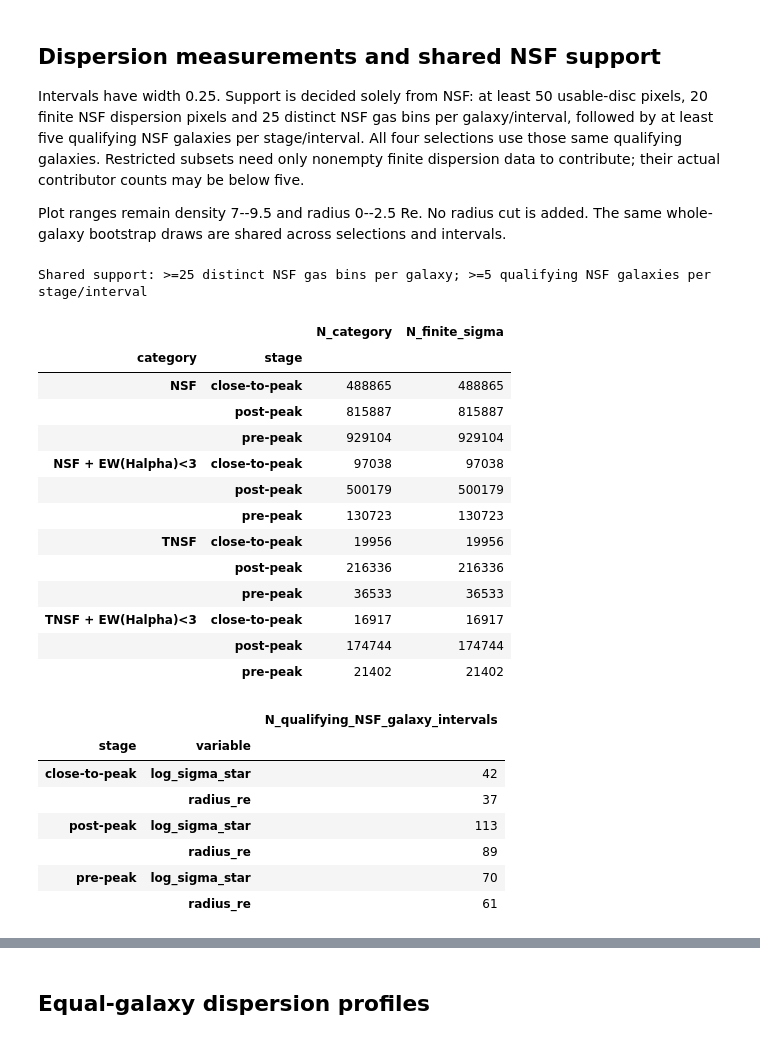
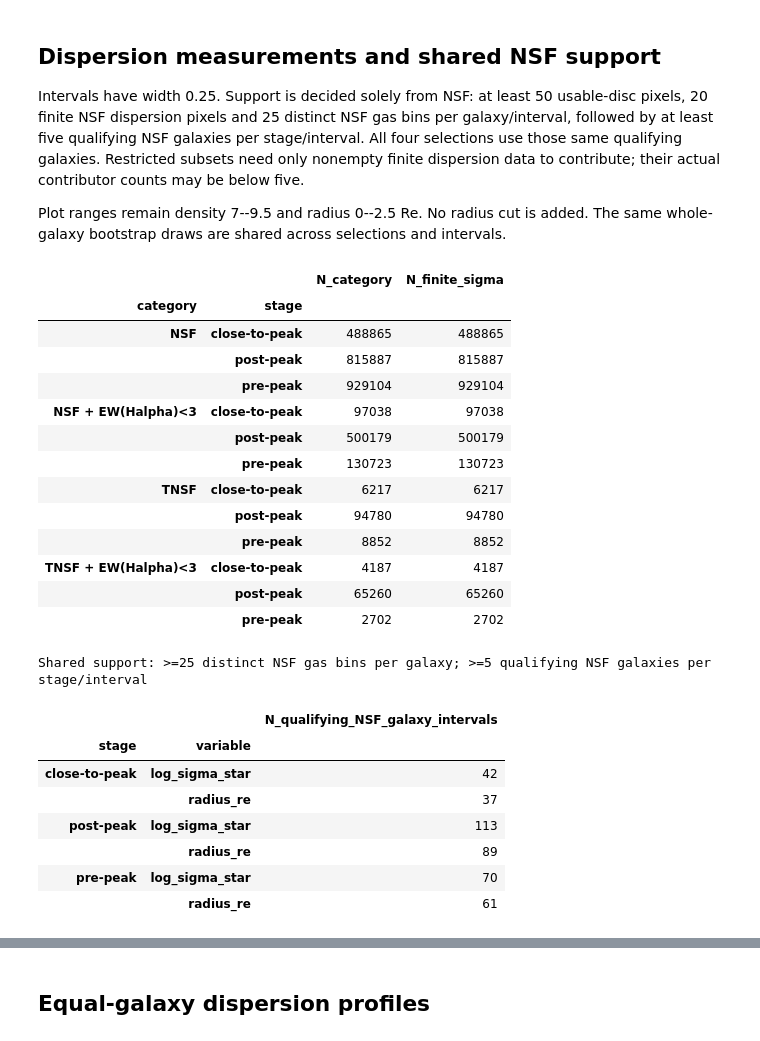
Before and after one commit to Rongjun-ANU/ICRAR-MAUVE, a Jupyter notebook: further/20261006_check_Halpha_sigma_NSF_TNSF_EWHa_lt3_by_stage.ipynb, the cells around one changed output, grey strips where cells are left out. Saved outputs shown, nothing was run; the diff lists cells and outputs as text; code cells hidden in the pictures.

```diff
--- a/further/20261006_check_Halpha_sigma_NSF_TNSF_EWHa_lt3_by_stage.ipynb
+++ b/further/20261006_check_Halpha_sigma_NSF_TNSF_EWHa_lt3_by_stage.ipynb
@@ -559,7 +566,7 @@ for row in sample.itertuples(index=False):
     sigma = maps["sigma_intrinsic"]
     ew = maps["ew_ha"]
     nsf = maps["nsf_mask"] & keep
-    tnsf = nsf & (maps["nii_bpt_class"] == 3)
+    tnsf = nsf & (maps["nii_bpt_class"] == 3) & np.isin(maps["sii_bpt_class"], [2, 3])
     ew_lt3 = np.isfinite(ew) & (ew < EW_HA_MAX_RESTRICTED)
     masks = dict(zip(CATEGORY_ORDER, (nsf, nsf & ew_lt3, tnsf, tnsf & ew_lt3)))
     all_masks_exact &= bool(np.array_equal(tnsf, maps["tnsf_mask"] & keep))
@@ -594,48 +601,48 @@ STAGE_COUNTS = SELECTION_COUNTS.groupby(["category","stage"],observed=True)[["N_
 display(STAGE_COUNTS)
 
 
 # The support decision is made once from NSF and shared across all selections.
 keys = ["GALID","stage","variable","bin_left"]
 NSF_SUPPORT_BY_GALAXY_BIN = DISPERSION_BY_GALAXY_BIN.loc[
     DISPERSION_BY_GALAXY_BIN.category.eq("NSF"),keys +
     ["eligible_usable","N_sigma_Ha","N_unique_gas_bins"]].copy()
 assert not NSF_SUPPORT_BY_GALAXY_BIN.duplicated(keys).any()
 NSF_SUPPORT_BY_GALAXY_BIN["NSF_eligible_galaxy"] = nsf_profile_supported(NSF_SUPPORT_BY_GALAXY_BIN)
 NSF_SUPPORT_BY_GALAXY_BIN["N_NSF_gal_stage_support"] = (
     NSF_SUPPORT_BY_GALAXY_BIN.groupby(["stage","variable","bin_left"],observed=True)
     .NSF_eligible_galaxy.transform("sum"))
 NSF_SUPPORT_BY_GALAXY_BIN["eligible_stage"] = (
     NSF_SUPPORT_BY_GALAXY_BIN.N_NSF_gal_stage_support.ge(MIN_GALAXIES_PER_STAGE_BIN))
 ref = NSF_SUPPORT_BY_GALAXY_BIN.rename(columns={
     "N_sigma_Ha":"N_NSF_sigma_Ha","N_unique_gas_bins":"N_NSF_unique_gas_bins"})
 DISPERSION_BY_GALAXY_BIN = DISPERSION_BY_GALAXY_BIN.merge(
     ref.drop(columns="eligible_usable"),on=keys,how="left",validate="many_to_one")
 # Restricted categories have no separate pixel/gas-bin/galaxy support cut.
 # Nonempty finite data are required only to calculate an estimate.
 DISPERSION_BY_GALAXY_BIN["eligible_profile"] = (
     DISPERSION_BY_GALAXY_BIN.NSF_eligible_galaxy & DISPERSION_BY_GALAXY_BIN.N_sigma_Ha.gt(0))
 DISPERSION_BY_GALAXY_BIN["eligible_stage_profile"] = (
     DISPERSION_BY_GALAXY_BIN.eligible_profile & DISPERSION_BY_GALAXY_BIN.eligible_stage)
 PROFILE_SUPPORT_CUT_COUNTS = NSF_SUPPORT_BY_GALAXY_BIN.groupby(
     ["stage","variable"],observed=True).NSF_eligible_galaxy.sum().rename("N_qualifying_NSF_galaxy_intervals").to_frame()
 print("Shared support: >=25 distinct NSF gas bins per galaxy; >=5 qualifying NSF galaxies per stage/interval")
 display(PROFILE_SUPPORT_CUT_COUNTS)
 # %% [output]
+|  |  | N_category | N_finite_sigma |
+| category | stage |  |  |
+| NSF | close-to-peak | 488865 | 488865 |
+|  | post-peak | 815887 | 815887 |
+|  | pre-peak | 929104 | 929104 |
+| NSF + EW(Halpha)<3 | close-to-peak | 97038 | 97038 |
+|  | post-peak | 500179 | 500179 |
+|  | pre-peak | 130723 | 130723 |
+| TNSF | close-to-peak | 6217 | 6217 |
+|  | post-peak | 94780 | 94780 |
+|  | pre-peak | 8852 | 8852 |
+| TNSF + EW(Halpha)<3 | close-to-peak | 4187 | 4187 |
+|  | post-peak | 65260 | 65260 |
+|  | pre-peak | 2702 | 2702 |
 Shared support: >=25 distinct NSF gas bins per galaxy; >=5 qualifying NSF galaxies per stage/interval
-|  |  | N_category | N_finite_sigma |
-| category | stage |  |  |
-| NSF | close-to-peak | 488865 | 488865 |
-|  | post-peak | 815887 | 815887 |
-|  | pre-peak | 929104 | 929104 |
-| NSF + EW(Halpha)<3 | close-to-peak | 97038 | 97038 |
-|  | post-peak | 500179 | 500179 |
-|  | pre-peak | 130723 | 130723 |
-| TNSF | close-to-peak | 19956 | 19956 |
-|  | post-peak | 216336 | 216336 |
-|  | pre-peak | 36533 | 36533 |
-| TNSF + EW(Halpha)<3 | close-to-peak | 16917 | 16917 |
-|  | post-peak | 174744 | 174744 |
-|  | pre-peak | 21402 | 21402 |
 |  |  | N_qualifying_NSF_galaxy_intervals |
 | stage | variable |  |
 | close-to-peak | log_sigma_star | 42 |
```
Also changed, not shown: parts of 10 cells of this notebook, 29 other files.
